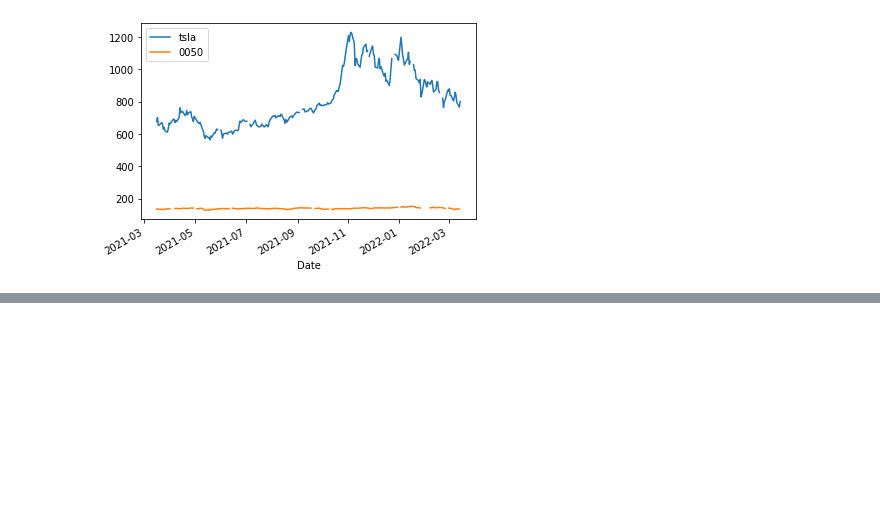
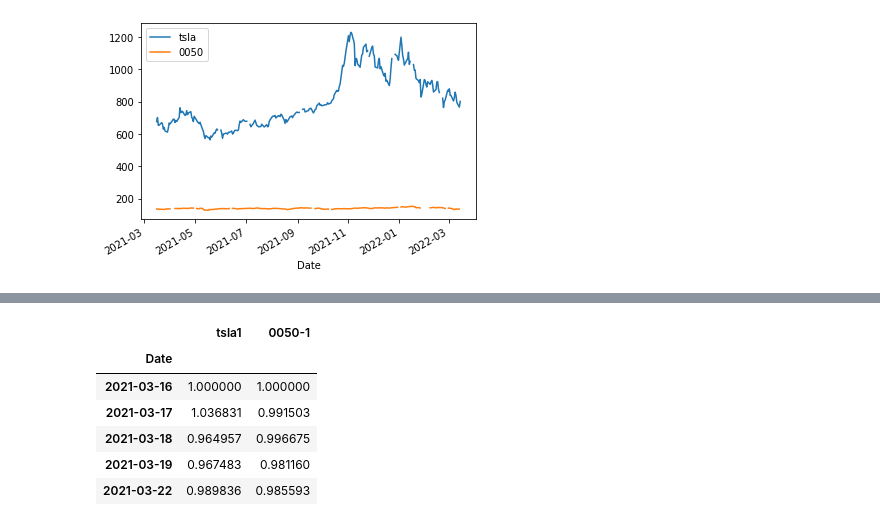
Before and after one commit to tewei0328/teach-visulization, a Jupyter notebook: viz1_datareader_yfinance.ipynb, the cells around one changed output, grey strips where cells are left out. Drawn from its saved outputs; the diff is of its cells as text; code cells hidden in the pictures; blank space fills up the shorter version.

```diff
--- a/viz1_datareader_yfinance.ipynb
+++ b/viz1_datareader_yfinance.ipynb
@@ -110,0 +132,10 @@ df_many.plot()
+# %%
+df_many1.head()
+# %% [output]
+|  | tsla1 | 0050-1 |
+| Date |  |  |
+| 2021-03-16 | 1.000000 | 1.000000 |
+| 2021-03-17 | 1.036831 | 0.991503 |
+| 2021-03-18 | 0.964957 | 0.996675 |
+| 2021-03-19 | 0.967483 | 0.981160 |
+| 2021-03-22 | 0.989836 | 0.985593 |
```
Also changed, not shown: parts of 12 cells of this notebook.
